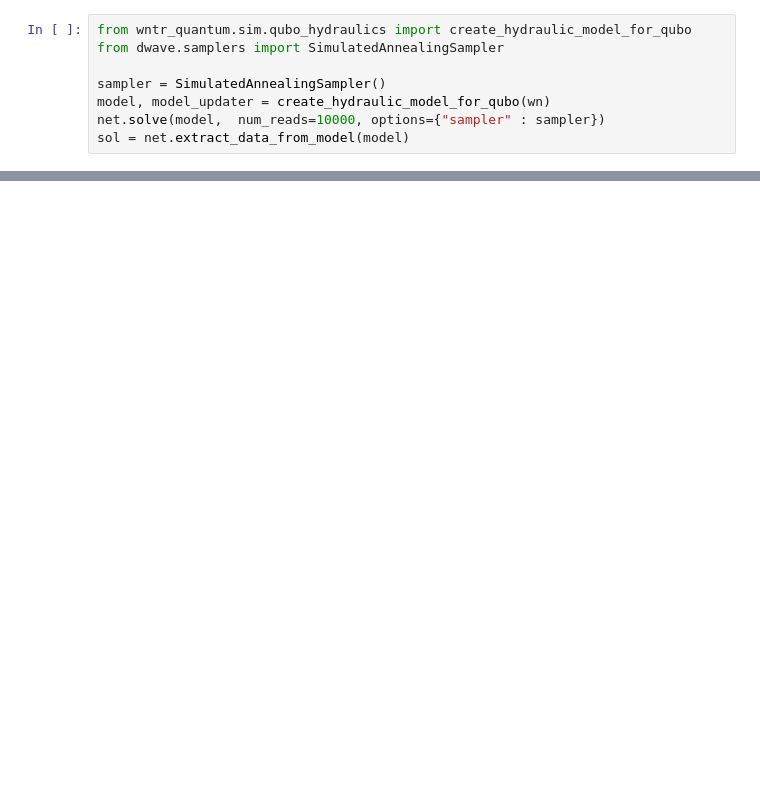
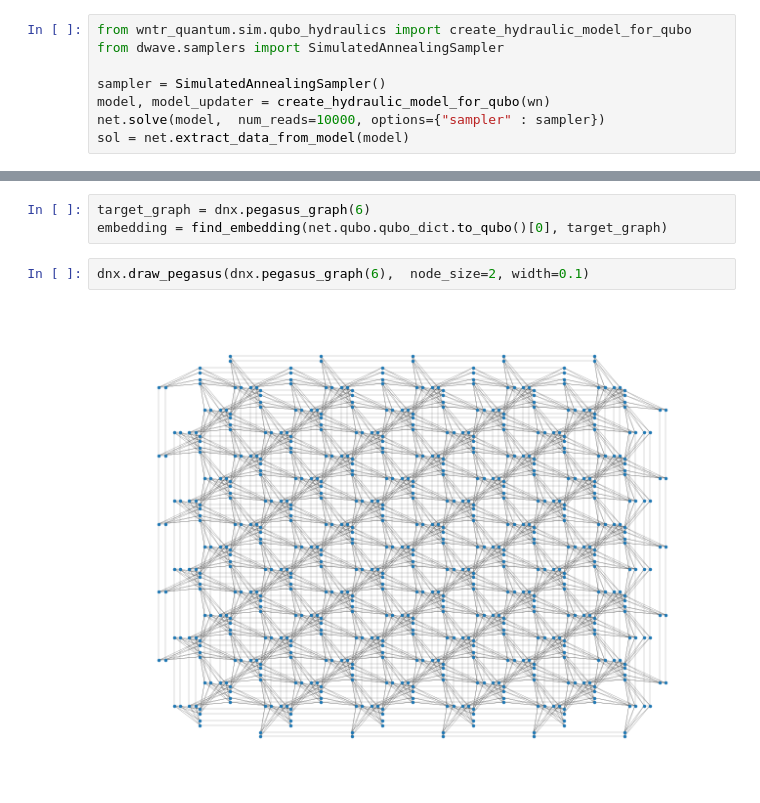
Before and after one commit to QuantumApplicationLab/wntr-quantum, a Jupyter notebook: docs/notebooks/qubo_poly_solver.ipynb, the cells around one changed output, grey strips where cells are left out. Drawn from its saved outputs; the diff is of its cells as text; blank space fills up the shorter version.

```diff
--- a/docs/notebooks/qubo_poly_solver.ipynb
+++ b/docs/notebooks/qubo_poly_solver.ipynb
@@ -137,0 +176,7 @@ wntr.graphics.plot_network(wn, node_attribute=pressure_at_5hr, node_size=50,
+# %%
+target_graph = dnx.pegasus_graph(6)
+embedding = find_embedding(net.qubo.qubo_dict.to_qubo()[0], target_graph)
+# %%
+dnx.draw_pegasus(dnx.pegasus_graph(6),  node_size=2, width=0.1)
+# %% [output]
+[figure, added]
```
Also changed, not shown: parts of 17 cells of this notebook, 8 other files.
